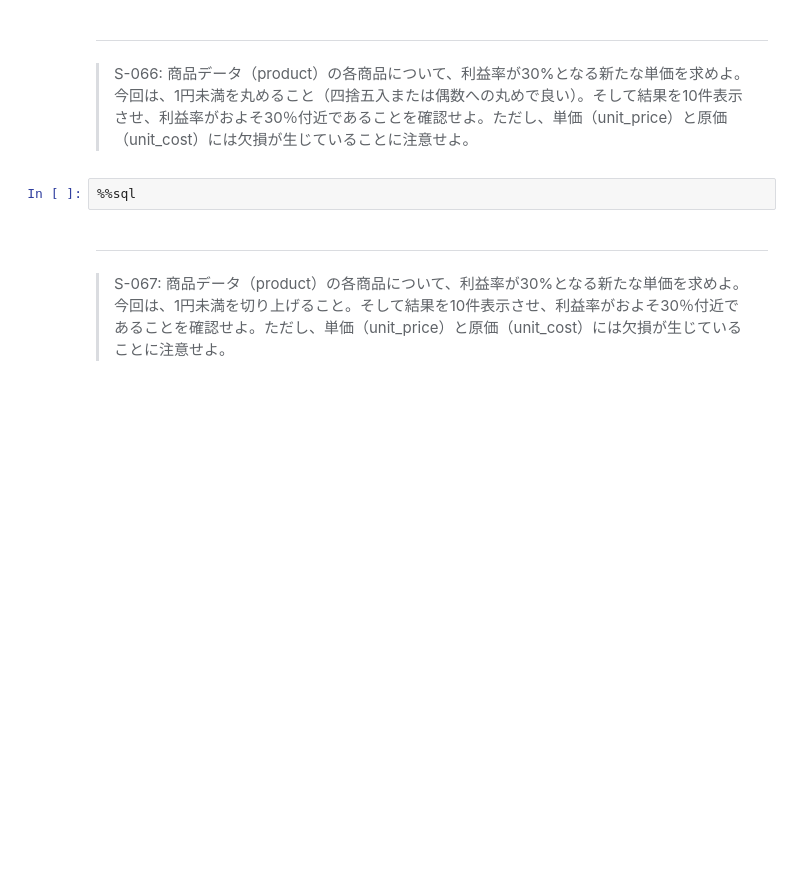
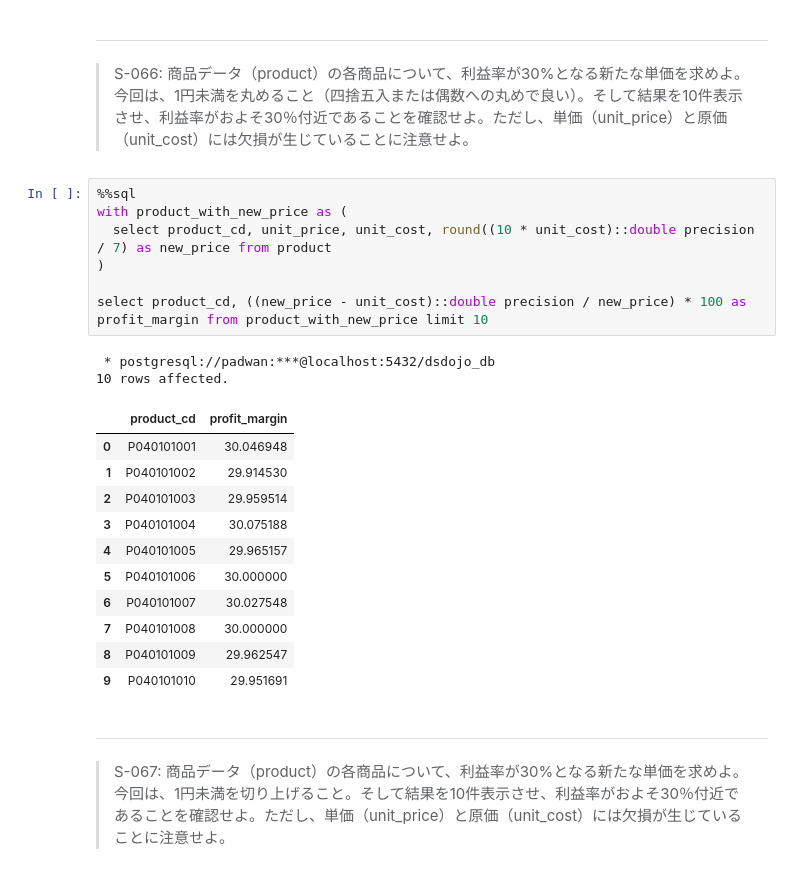
Before and after one commit to kawaguchi-adx/preprocess_knock_SQL, a Jupyter notebook: preprocess_knock_SQL_Colab.ipynb, the cells around one changed output. Drawn from its saved outputs; the diff is of its cells as text; blank space fills up the shorter version.

```diff
--- a/preprocess_knock_SQL_Colab.ipynb
+++ b/preprocess_knock_SQL_Colab.ipynb
@@ -700,8 +462,27 @@ limit 10
 # %% [markdown]
 ---
 > S-066: 商品データ（product）の各商品について、利益率が30%となる新たな単価を求めよ。今回は、1円未満を丸めること（四捨五入または偶数への丸めで良い）。そして結果を10件表示させ、利益率がおよそ30％付近であることを確認せよ。ただし、単価（unit_price）と原価（unit_cost）には欠損が生じていることに注意せよ。
-# %%
-%%sql
+# %%
+%%sql
+with product_with_new_price as (
+  select product_cd, unit_price, unit_cost, round((10 * unit_cost)::double precision / 7) as new_price from product
+)
+
+select product_cd, ((new_price - unit_cost)::double precision / new_price) * 100 as profit_margin from product_with_new_price limit 10
+# %% [output]
+ * postgresql://padwan:***@localhost:5432/dsdojo_db
+10 rows affected.
+|  | product_cd | profit_margin |
+| 0 | P040101001 | 30.046948 |
+| 1 | P040101002 | 29.914530 |
+| 2 | P040101003 | 29.959514 |
+| 3 | P040101004 | 30.075188 |
+| 4 | P040101005 | 29.965157 |
+| 5 | P040101006 | 30.000000 |
+| 6 | P040101007 | 30.027548 |
+| 7 | P040101008 | 30.000000 |
+| 8 | P040101009 | 29.962547 |
+| 9 | P040101010 | 29.951691 |
 # %% [markdown]
 ---
 > S-067: 商品データ（product）の各商品について、利益率が30%となる新たな単価を求めよ。今回は、1円未満を切り上げること。そして結果を10件表示させ、利益率がおよそ30％付近であることを確認せよ。ただし、単価（unit_price）と原価（unit_cost）には欠損が生じていることに注意せよ。
```
Also changed, not shown: parts of 33 cells of this notebook.
